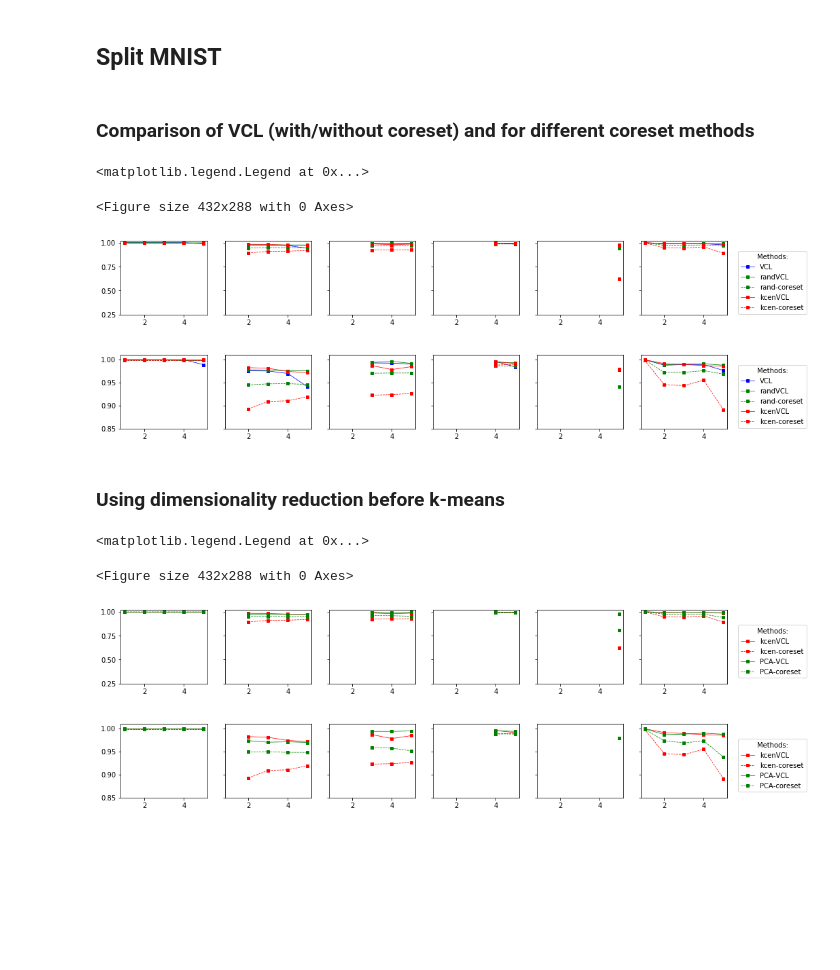
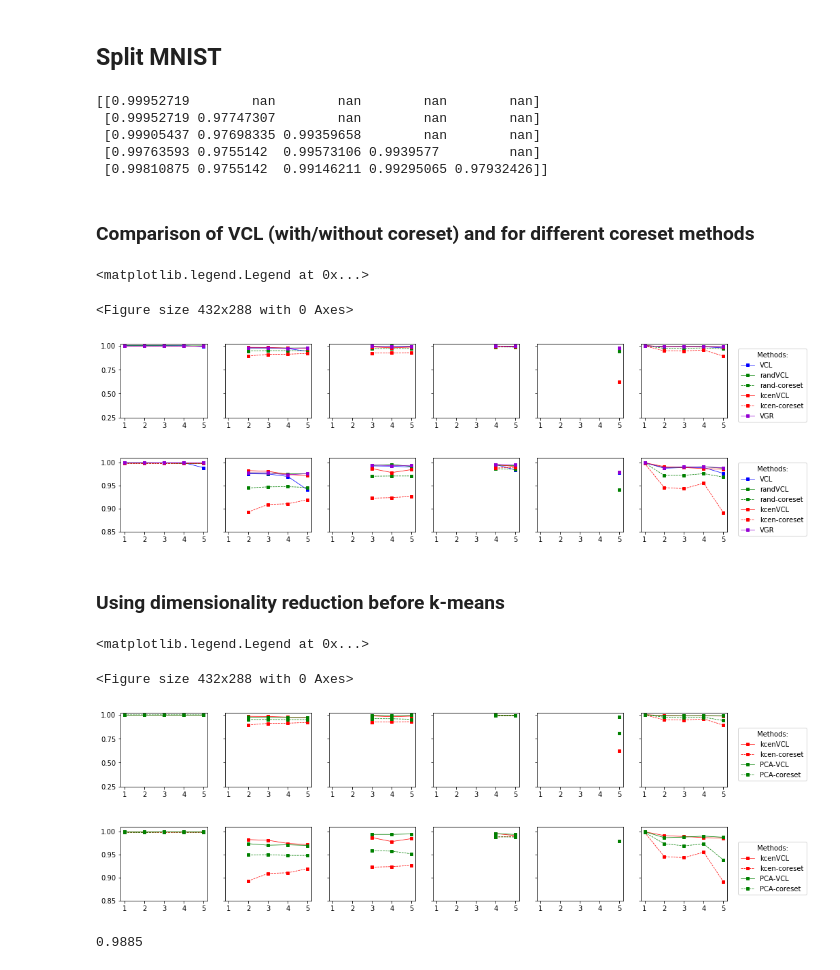
Before and after one commit to guyrom27/VariationalContinualLearning, a Jupyter notebook: Results.ipynb, the cells around one changed output. Cells and saved outputs as stored; diff of their text form; code cells hidden in the pictures; blank space fills up the shorter version.

```diff
--- a/Results.ipynb
+++ b/Results.ipynb
@@ -9,7 +24,7 @@ import matplotlib as mpl
 # %% [markdown]
 <h3> Comparison of VCL (with/without coreset) and for different coreset methods </h3>
 # %%
-directory = "discriminative/results/"
+directory = "discriminative/final_results (DO NOT TOUCH)/"
 import glob
 directory_files = sorted(glob.glob(directory + "rand-VCL*.npy"))
 fig = plt.figure(figsize=(20,10))
@@ -54,7 +69,7 @@ plt.show()
 # %% [markdown]
 <h3>Comparison of the effect of coreset sizes in the Permuted MNIST experiment</h3>
 # %%
-directory = "discriminative/results/"
+directory = "discriminative/final_results (DO NOT TOUCH)/"
 import glob
 directory_files = sorted(glob.glob(directory + "rand-VCL*.npy"))
 fig = plt.figure(figsize=(20,10))
@@ -106,7 +121,7 @@ plt.show()
 # %% [markdown]
 <h2>Split MNIST</h2>
 # %%
-directory = "discriminative/results/"
+directory = "discriminative/final_results (DO NOT TOUCH)/"
 import glob
 directory_files = sorted(glob.glob(directory + "*-split.npy"))
 VCL_split = np.load(directory+"VCL-split.npy")
@@ -116,6 +131,17 @@ kcen_coreset_only_split = np.load(directory+"kcen-coreset-only-split.npy")
 rand_coreset_only_split =  np.load(directory+"rand-coreset-only-split.npy")
 PCA_VCL_split =  np.load(directory+"pca-kcenVCL-split.npy")
 PCA_coreset_only_split =  np.load(directory+"pca-kcen-coreset-only-split.npy")
+
+print(randVCL_split)
+
+VGR_split =  np.load(directory+"VGR-split.npy")
+#Generative_only_split =  np.load(directory+"generative-coreset-only-split.npy")
+# %% [output]
+[[0.99952719        nan        nan        nan        nan]
+ [0.99952719 0.97747307        nan        nan        nan]
+ [0.99905437 0.97698335 0.99359658        nan        nan]
+ [0.99763593 0.9755142  0.99573106 0.9939577         nan]
+ [0.99810875 0.9755142  0.99146211 0.99295065 0.97932426]]
 # %% [markdown]
 <h3> Comparison of VCL (with/without coreset) and for different coreset methods </h3>
 # %%
@@ -134,13 +160,17 @@ for i in range(5):
     ax1[i].plot(x[i:], rand_coreset_only_split[i:,i], color = "g", linestyle="--",marker = "s")
     ax1[i].plot(x[i:], kcenVCL_split[i:,i], color = "r", marker = "s")
     ax1[i].plot(x[i:], kcen_coreset_only_split[i:,i], color = "r", linestyle="--", marker = "s")
-
+    ax1[i].plot(x[i:], VGR_split[i:,i], color = "darkviolet", marker = "s")
+    #ax1[i].plot(x[i:], Generative_only_split[i:,i], color = "darkviolet", linestyle="--", marker = "s")
 
     ax2[i].plot(x[i:], VCL_split[i:,i],color = "b", marker = "s")
     ax2[i].plot(x[i:], randVCL_split[i:,i],color = "g", marker = "s")
     ax2[i].plot(x[i:], rand_coreset_only_split[i:,i], color = "g", linestyle="--",marker = "s")
     ax2[i].plot(x[i:], kcenVCL_split[i:,i], color = "r",marker = "s")
     ax2[i].plot(x[i:], kcen_coreset_only_split[i:,i], color = "r", linestyle="--", marker = "s")
+    ax2[i].plot(x[i:], VGR_split[i:,i], color = "darkviolet", marker = "s")
+    #ax2[i].plot(x[i:], Generative_only_split[i:,i], color = "darkviolet", linestyle="--", marker = "s")
+
 
 
 ax1[-1].plot(x, np.nanmean(VCL_split,1), color = "b", marker = "s")
@@ -148,41 +178,47 @@ ax1[-1].plot(x, np.nanmean(randVCL_split,1), color = "g", marker = "s")
 ax1[-1].plot(x, np.nanmean(rand_coreset_only_split,1), color = "g", linestyle="--", marker = "s")
 ax1[-1].plot(x, np.nanmean(kcenVCL_split,1), color = "r", marker = "s")
 ax1[-1].plot(x, np.nanmean(kcen_coreset_only_split,1),color = "r", linestyle="--",marker = "s")
+ax1[-1].plot(x, np.nanmean(VGR_split,1), color = "darkviolet", marker = "s")
+#ax1[-1].plot(x, np.nanmean(Generative_only_split,1),color = "darkviolet", linestyle="--",marker = "s")
 
 
 ax2[-1].plot(x, np.nanmean(VCL_split,1), color = "b", marker = "s")
 ax2[-1].plot(x, np.nanmean(randVCL_split,1), color = "g", marker = "s")
 ax2[-1].plot(x, np.nanmean(rand_coreset_only_split,1), color = "g", linestyle="--", marker = "s")
 ax2[-1].plot(x, np.nanmean(kcenVCL_split,1), color = "r", marker = "s")
 ax2[-1].plot(x, np.nanmean(kcen_coreset_only_split,1),color = "r", linestyle="--",marker = "s")
+ax2[-1].plot(x, np.nanmean(VGR_split,1), color = "darkviolet", marker = "s")
+#ax2[-1].plot(x, np.nanmean(Generative_only_split,1),color = "darkviolet", linestyle="--",marker = "s")
 
 #plt.figlegend(["VCL", "randVCL", "kcenVCL"],loc = "upper center")
 
 
 
 
 for i in range(6):
+    ax1[i].set_xticks(np.arange(1, 6, 1))
     ax1[i].set_yticks(np.arange(0.25, 1.25, 0.25))
+    ax2[i].set_xticks(np.arange(1, 6, 1))
     ax2[i].set_yticks(np.arange(0.85, 1.01, 0.05))
     plt.ylim(0.85,1.01)
 
 g.legend(   # The line objects
-           labels=["VCL", "randVCL","rand-coreset", "kcenVCL", "kcen-coreset"],   # The labels for each line
+           labels=["VCL", "randVCL","rand-coreset", "kcenVCL", "kcen-coreset", "VGR"],   # The labels for each line
            loc="center right",   # Position of legend
            borderaxespad=0.3,    # Small spacing around legend box
            title="Methods:"  # Title for the legend
            )
 h.legend(   # The line objects
-           labels=["VCL", "randVCL","rand-coreset", "kcenVCL", "kcen-coreset"],   # The labels for each line
+           labels=["VCL", "randVCL","rand-coreset", "kcenVCL", "kcen-coreset", "VGR"],   # The labels for each line
            loc="center right",   # Position of legend
            borderaxespad=0.3,    # Small spacing around legend box
            title="Methods:"  # Title for the legend
            )
 # %% [output]
 <matplotlib.legend.Legend at 0x...>
 <Figure size 432x288 with 0 Axes>
-[figure, old version]
+[figure, new version]
-[figure, old version]
+[figure, new version]
 # %% [markdown]
 <h3>Using dimensionality reduction before k-means</h3>
 # %%
@@ -224,7 +260,9 @@ ax2[-1].plot(x, np.nanmean(PCA_coreset_only_split,1), color = "g", linestyle="--
 
 
 for i in range(6):
+    ax1[i].set_xticks(np.arange(1, 6, 1))
     ax1[i].set_yticks(np.arange(0.25, 1.25, 0.25))
+    ax2[i].set_xticks(np.arange(1, 6, 1))
     ax2[i].set_yticks(np.arange(0.85, 1.01, 0.05))
     plt.ylim(0.85,1.01)
 
@@ -243,5 +281,9 @@ h.legend(   # The line objects
 # %% [output]
 <matplotlib.legend.Legend at 0x...>
 <Figure size 432x288 with 0 Axes>
-[figure, old version]
+[figure, new version]
-[figure, old version]
+[figure, new version]
+# %%
+(0.9995 + 0.973 + 0.993)/3
+# %% [output]
+0.9885
```
Also changed, not shown: parts of 3 cells of this notebook, 6 other files.
